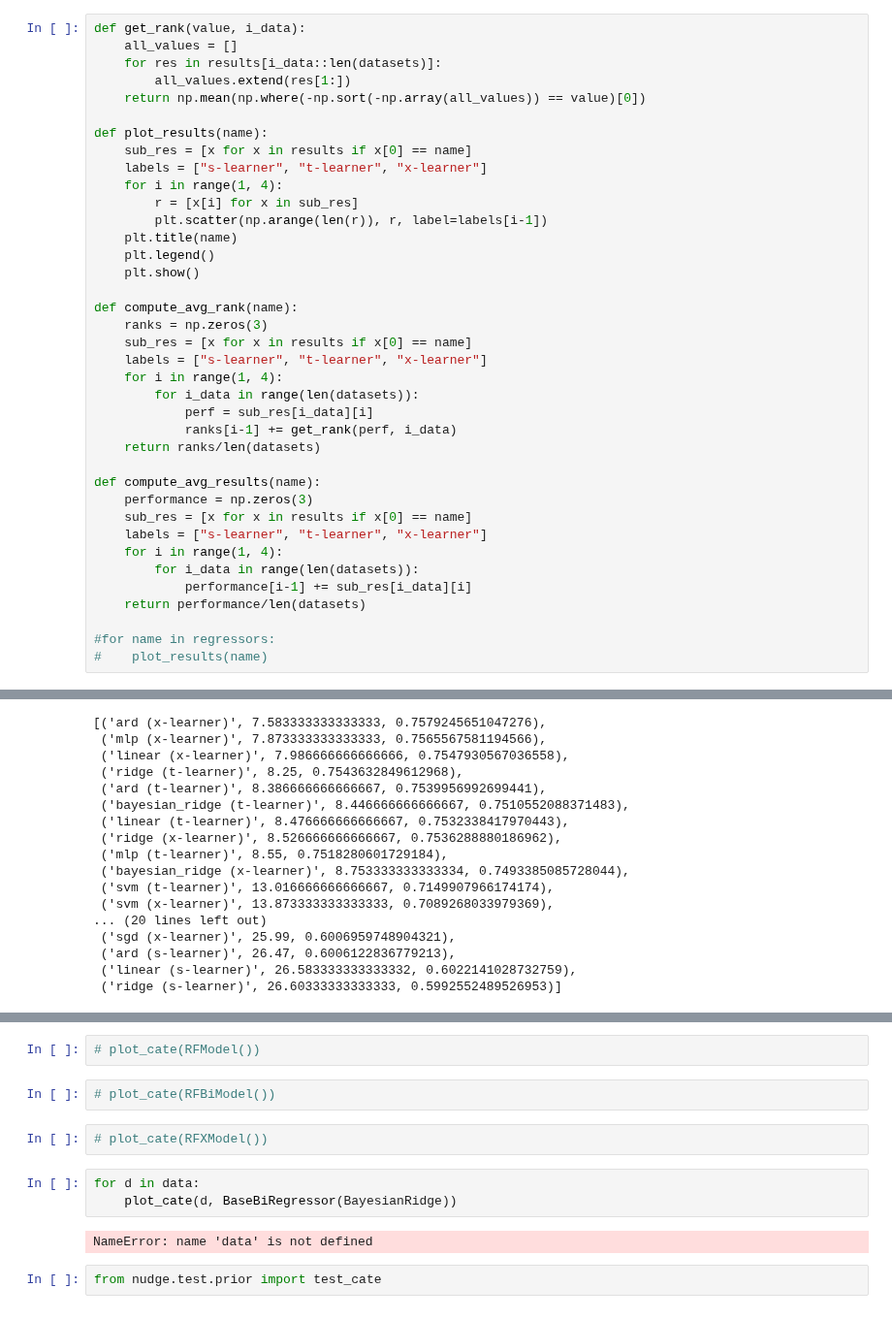
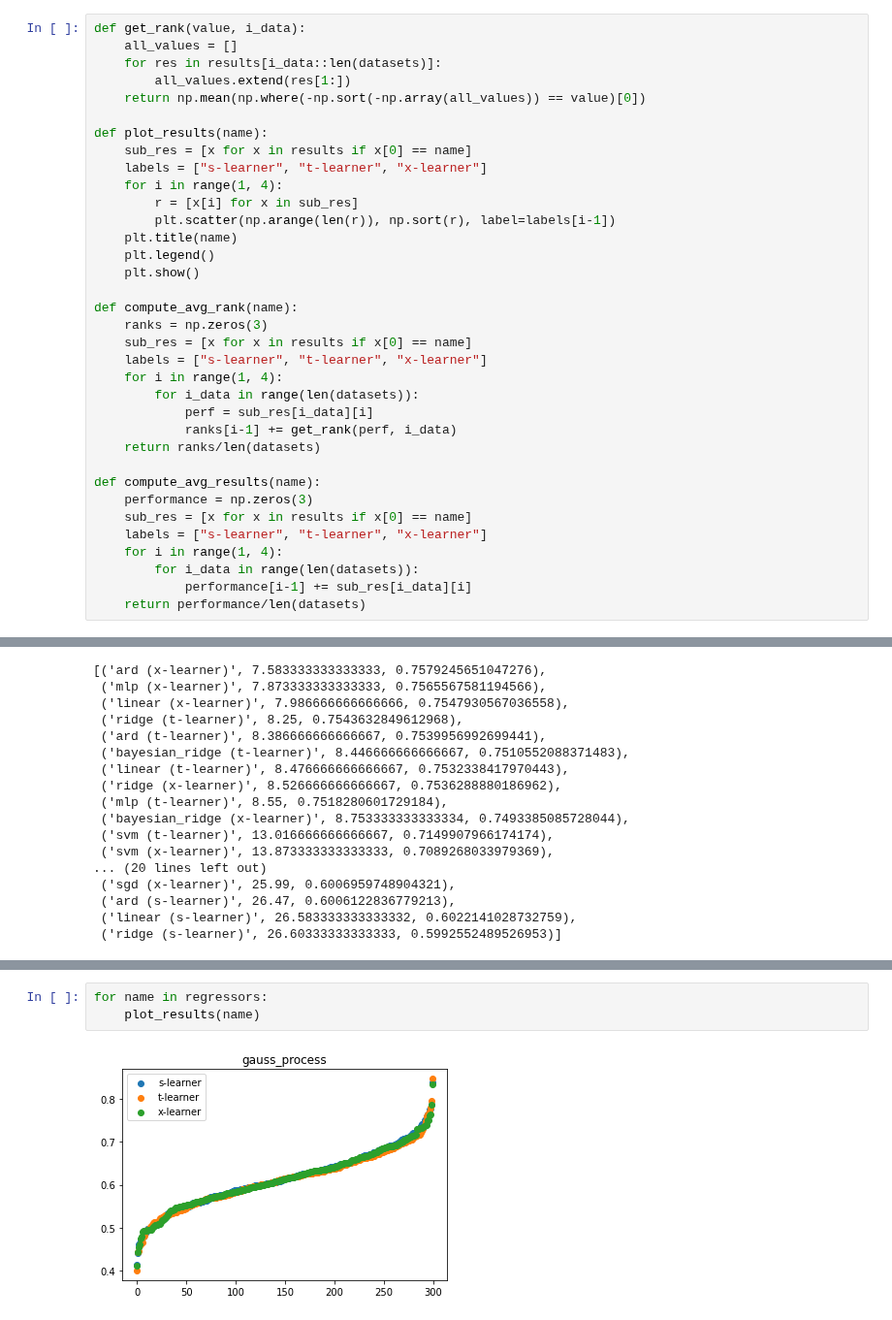
Before and after one commit to UtrechtUniversity/nudging, a Jupyter notebook: examples/simulation_different_models.ipynb, the cells around one changed output, grey strips where cells are left out. Shown at 97% size. Drawn from its saved outputs; the diff is of its cells as text.

```diff
--- a/examples/simulation_different_models.ipynb
+++ b/examples/simulation_different_models.ipynb
@@ -73,7 +73,7 @@ def plot_results(name):
     labels = ["s-learner", "t-learner", "x-learner"]
     for i in range(1, 4):
         r = [x[i] for x in sub_res]
-        plt.scatter(np.arange(len(r)), r, label=labels[i-1])
+        plt.scatter(np.arange(len(r)), np.sort(r), label=labels[i-1])
     plt.title(name)
     plt.legend()
     plt.show()
@@ -96,9 +96,6 @@ def compute_avg_results(name):
         for i_data in range(len(datasets)):
             performance[i-1] += sub_res[i_data][i]
     return performance/len(datasets)
-
-#for name in regressors:
-#    plot_results(name)
 # %%
 rank_res = []
 perf_res = []
@@ -152,13 +127,5 @@ results[2500:]
-# %%
-# plot_cate(RFModel())
-# %%
-# plot_cate(RFBiModel())
-# %%
-# plot_cate(RFXModel())
-# %%
-for d in data:
-    plot_cate(d, BaseBiRegressor(BayesianRidge))
-# %% [output]
-NameError: name 'data' is not defined
-# %%
-from nudge.test.prior import test_cate
+# %%
+for name in regressors:
+    plot_results(name)
+# %% [output]
+[figure, added]
```
Also changed, not shown: parts of 3 cells of this notebook, 2 other files.
